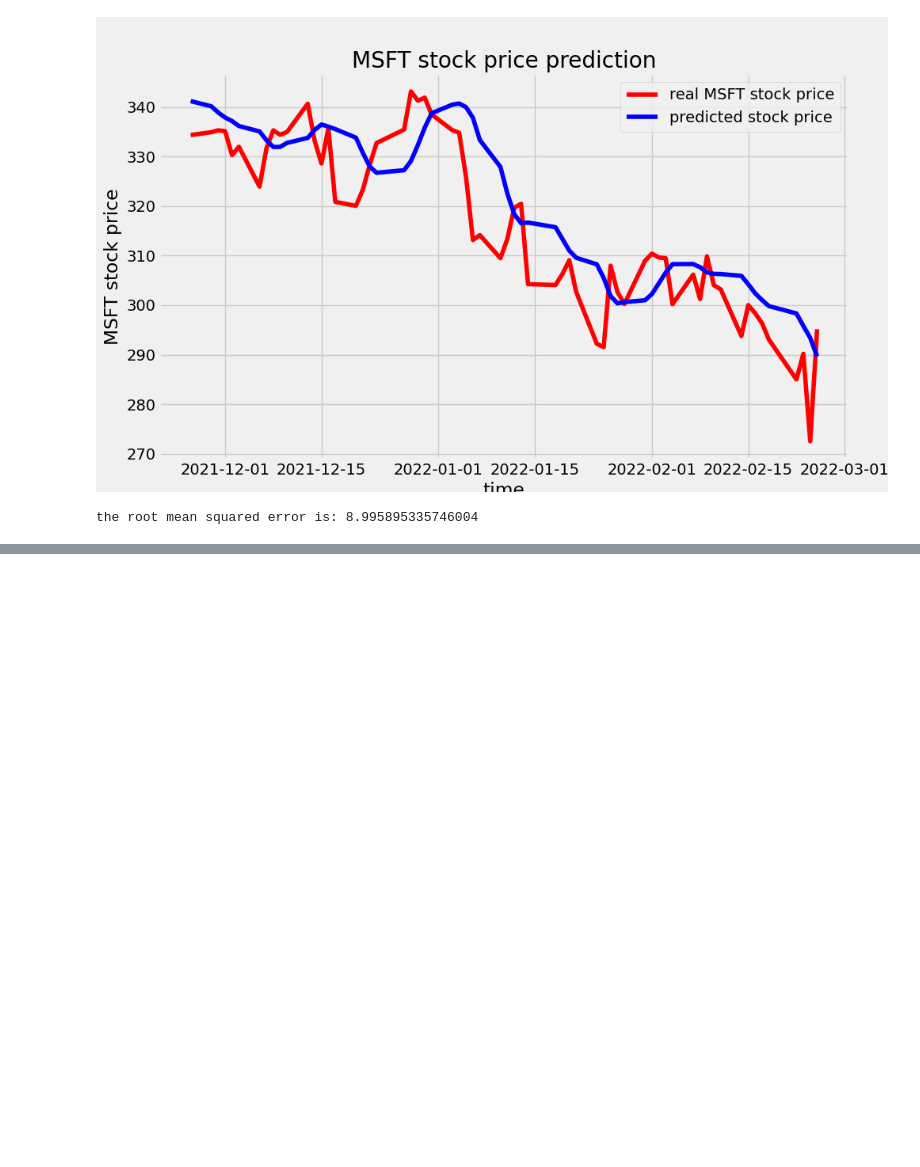
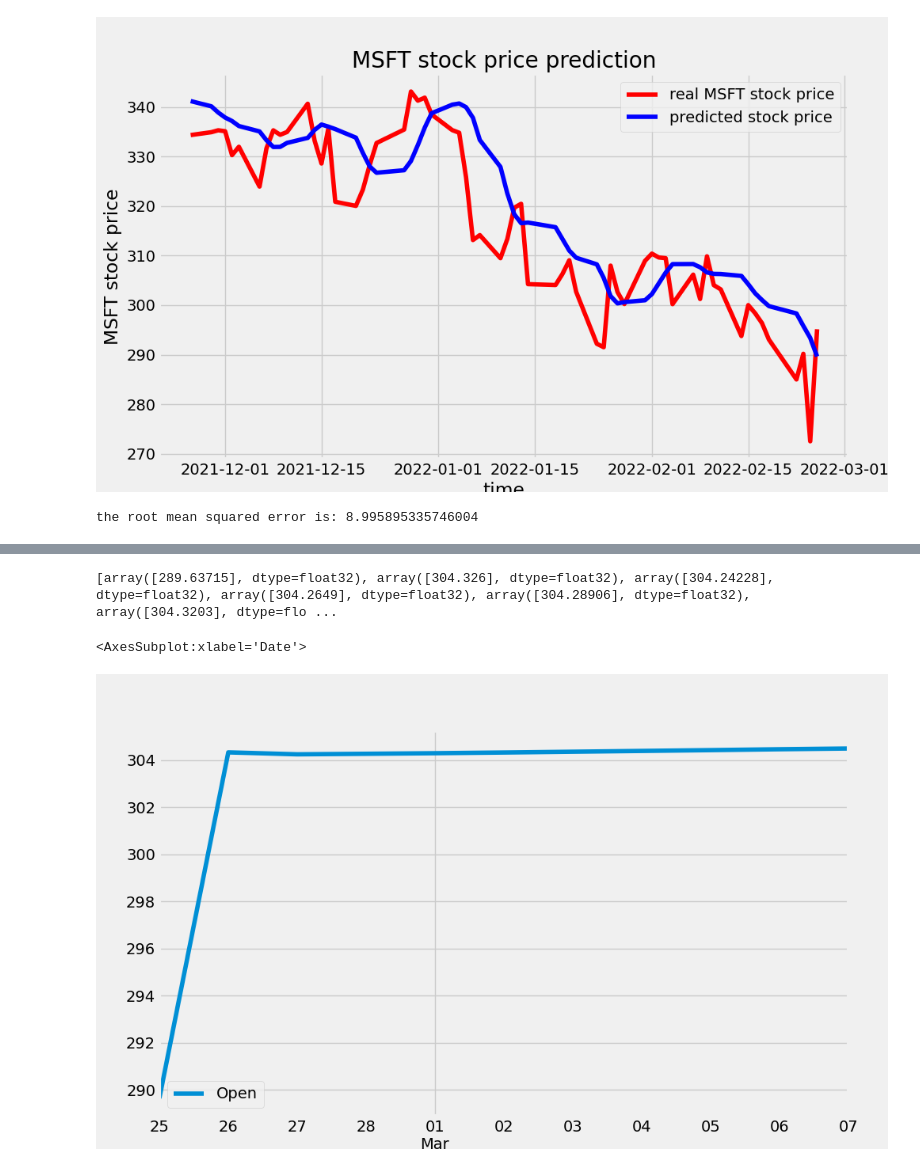
Before and after one commit to amangalampalli/stock-market-predictions, a Jupyter notebook: stock_market_predictions/forecasting/prediction/MSFT-5-Year-LSTM.ipynb, the cells around one changed output, grey strips where cells are left out. Drawn from its saved outputs; the diff is of its cells as text; code cells hidden in the pictures; blank space fills up the shorter version.

```diff
--- a/stock_market_predictions/forecasting/prediction/MSFT-5-Year-LSTM.ipynb
+++ b/stock_market_predictions/forecasting/prediction/MSFT-5-Year-LSTM.ipynb
@@ -214,0 +163,52 @@ plt.show()
+# %%
+# Predict the model on future data
+
+NUMBER_OF_PREDICTIONS = 10
+
+future_predictions = []
+
+
+predicted_future = model.predict(x_test[-1].reshape(1,60,1))
+predicted_future = transformer.inverse_transform(predicted_future)
+future_predictions.append(predicted_future.flatten())
+
+temp_df = None
+
+def get_last_60_days_data():
+    global temp_df
+    # get the length of future predictions
+    future_predictions_length = len(future_predictions)
+    # compute how much more data is required to reach 60
+    remaining_length = 60 - future_predictions_length
+    # get remaining_length data from the dataframe
+    last_60_days_data = df[-remaining_length:]
+    # add a row to the dataframe
+    for x in future_predictions:
+        last_60_days_data.loc[last_60_days_data.index[-1] + pd.Timedelta(days=1)] = x
+    temp_df = last_60_days_data
+    # convert last_60_days_data to a numpy array and return it
+    return np.array(last_60_days_data)
+
+for i in range(NUMBER_OF_PREDICTIONS):
+    prediction = model.predict(get_last_60_days_data().reshape(1,60,1))
+    prediction = transformer.inverse_transform(prediction)
+    future_predictions.append(prediction.flatten())
+
+
+
+# # Create a dataframe with future_predictions
+future_predictions_df = pd.DataFrame(future_predictions)
+future_predictions_df.columns = ['Open']
+# Get the last ten indices of the index of temp_df
+future_predictions_df['Date'] = temp_df.index[-11:]
+# Set the 'Date' column as the index
+future_predictions_df = future_predictions_df.set_index('Date')
+
+print(future_predictions)
+# %% [output]
+[array([289.63715], dtype=float32), array([304.326], dtype=float32), array([304.24228], dtype=float32), array([304.2649], dtype=float32), array([304.28906], dtype=float32), array([304.3203], dtype=flo ...
+# %%
+future_predictions_df.plot(label='Predicted', figsize=(10,6))
+# %% [output]
+<AxesSubplot:xlabel='Date'>
+[figure, added]
```
Also changed, not shown: parts of 2 cells of this notebook, 6 other files.
